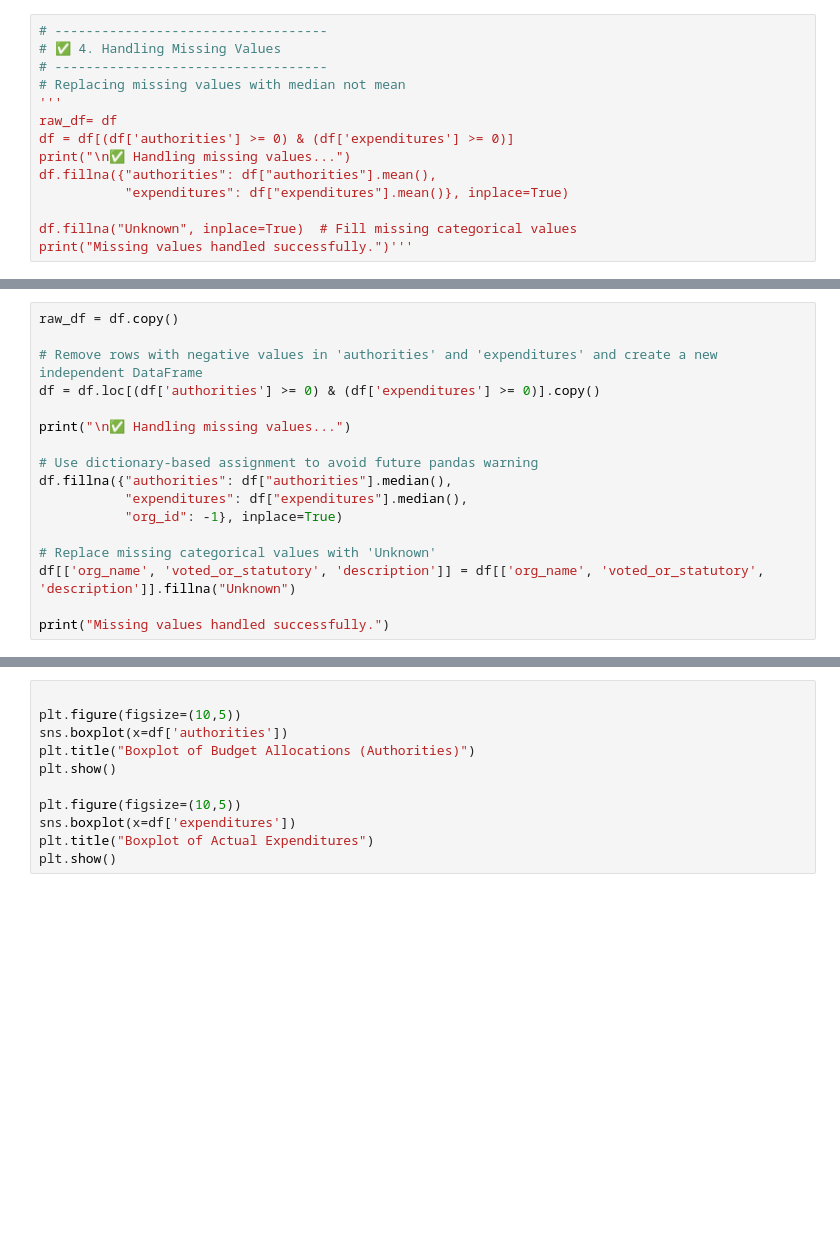
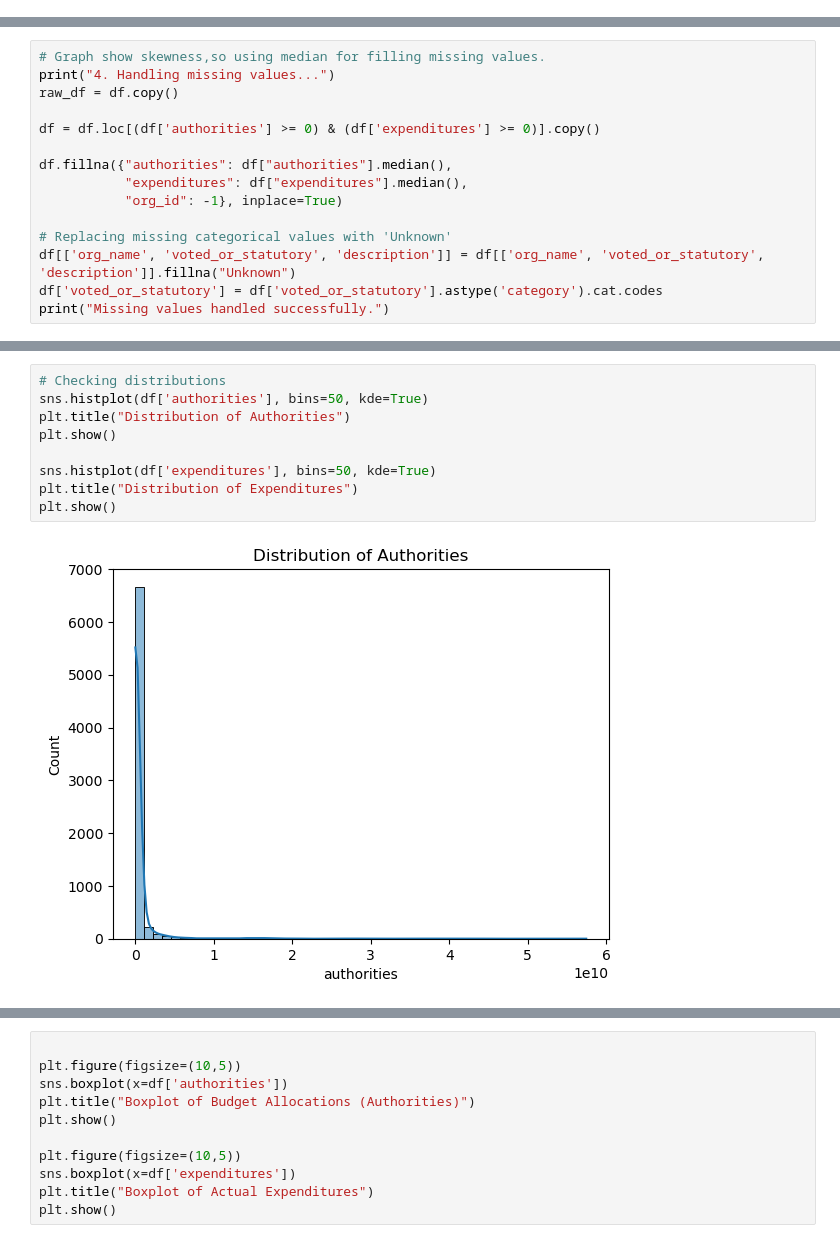
Before and after one commit to Preethi-202/Government-Data-Analysis, a Jupyter notebook: Final Project.ipynb, the cells around one changed output, grey strips where cells are left out. Cells and saved outputs as stored; diff of their text form; blank space fills up the shorter version.

```diff
--- a/Final Project.ipynb
+++ b/Final Project.ipynb
@@ -73,17 +64,3 @@ dtype: int64
 
 ✅ Checking for duplicate records...
 Duplicate rows found: 0
-# %%
-# -----------------------------------
-# ✅ 4. Handling Missing Values
-# -----------------------------------
-# Replacing missing values with median not mean
-'''
-raw_df= df
-df = df[(df['authorities'] >= 0) & (df['expenditures'] >= 0)]
-print("\n✅ Handling missing values...")
-df.fillna({"authorities": df["authorities"].mean(),
-           "expenditures": df["expenditures"].mean()}, inplace=True)
-
-df.fillna("Unknown", inplace=True)  # Fill missing categorical values
-print("Missing values handled successfully.")'''
@@ -92,18 +67,16 @@ print("Missing values handled successfully.")'''
 # %%
+# Graph show skewness,so using median for filling missing values.
+print("4. Handling missing values...")
 raw_df = df.copy()
 
-# Remove rows with negative values in 'authorities' and 'expenditures' and create a new independent DataFrame
 df = df.loc[(df['authorities'] >= 0) & (df['expenditures'] >= 0)].copy()
 
-print("\n✅ Handling missing values...")
-
-# Use dictionary-based assignment to avoid future pandas warning
 df.fillna({"authorities": df["authorities"].median(),
            "expenditures": df["expenditures"].median(),
            "org_id": -1}, inplace=True)
 
-# Replace missing categorical values with 'Unknown'
+# Replacing missing categorical values with 'Unknown'
 df[['org_name', 'voted_or_statutory', 'description']] = df[['org_name', 'voted_or_statutory', 'description']].fillna("Unknown")
-
+df['voted_or_statutory'] = df['voted_or_statutory'].astype('category').cat.codes
 print("Missing values handled successfully.")
 # %% [output]
@@ -146,0 +110,11 @@ max    561.00000 57444856822.00000 57444856822.00000
+# %%
+# Checking distributions
+sns.histplot(df['authorities'], bins=50, kde=True)
+plt.title("Distribution of Authorities")
+plt.show()
+
+sns.histplot(df['expenditures'], bins=50, kde=True)
+plt.title("Distribution of Expenditures")
+plt.show()
+# %% [output]
+[figure, added]
```
Also changed, not shown: parts of 30 cells of this notebook, 1 other file.
